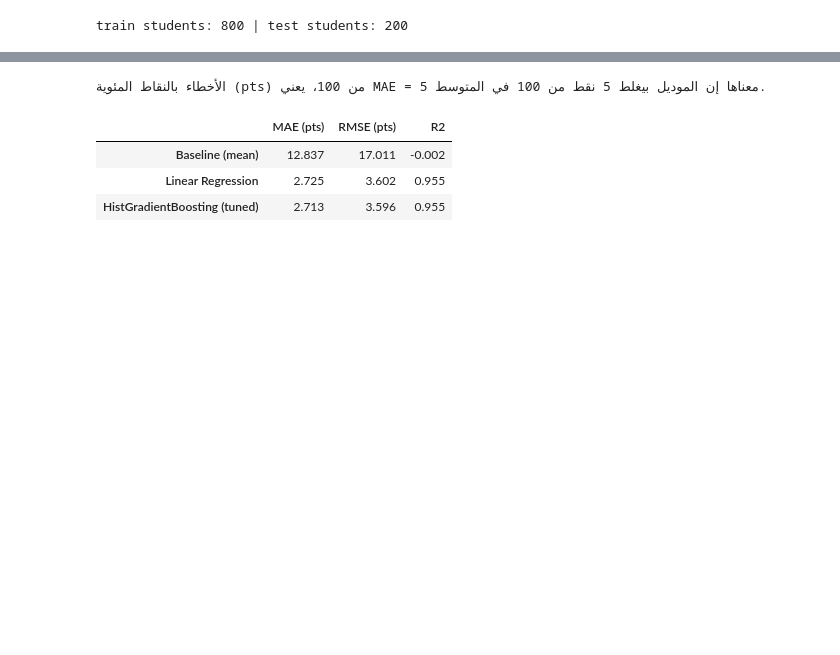
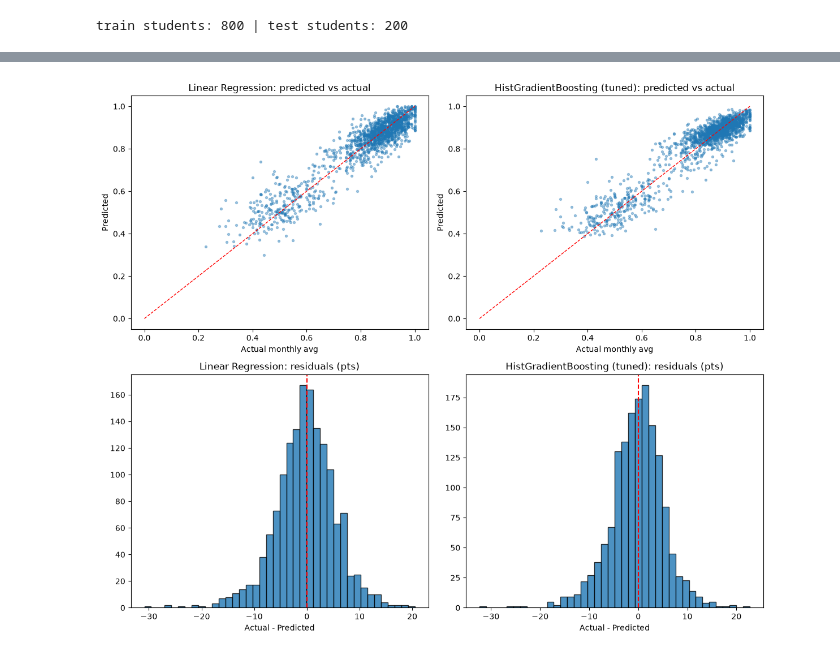
Before and after one commit to MohamedAmr2205/Brand-Mnara, a Jupyter notebook: notebooks/models.ipynb, the cells around one changed output, grey strips where cells are left out. Cells and saved outputs as stored; diff of their text form; code cells hidden in the pictures; blank space fills up the shorter version.

```diff
--- a/notebooks/models.ipynb
+++ b/notebooks/models.ipynb
@@ -125,16 +150,22 @@ X_te, y_te       = te[FEATURES], te[TARGET]
 # %%
-SEED = 42
-
-def make_pipeline(model, scale, nums, cats):
+def make_pipeline(model, scale):
     num_steps = [('imp', SimpleImputer(strategy='median', add_indicator=True))]
     if scale: num_steps.append(('sc', StandardScaler()))
-    parts = [('num', Pipeline(num_steps), nums)]
-    if cats:
+    parts = [('num', Pipeline(num_steps), NUM)]
+    if CAT:
         parts.append(('cat', Pipeline([('imp', SimpleImputer(strategy='most_frequent')),
-                                       ('ohe', OneHotEncoder(handle_unknown='ignore', sparse_output=False))]), cats))
+                                       ('ohe', OneHotEncoder(handle_unknown='ignore', sparse_output=False))]), CAT))
     return Pipeline([('prep', ColumnTransformer(parts)), ('model', model)])
 
+linear = make_pipeline(LinearRegression(), True)
+ridge  = make_pipeline(Ridge(), True)
+hgb    = make_pipeline(HistGradientBoostingRegressor(early_stopping=False, random_state=SEED), False)
 
-baseline = make_pipeline(DummyRegressor(strategy='mean'), True, num_cols, cat_cols)
-linear   = make_pipeline(LinearRegression(), True, num_cols, cat_cols)
-hgb      = make_pipeline(HistGradientBoostingRegressor(early_stopping=False, random_state=SEED), False, num_cols, cat_cols)
+cv = GroupKFold(n_splits=5)
+scoring = {'MAE': 'neg_mean_absolute_error', 'RMSE': 'neg_root_mean_squared_error', 'R2': 'r2'}
+rows = {}
+for name, m in [('Linear Regression', linear), ('Ridge', ridge), ('HistGradientBoosting', hgb)]:
+    r = cross_validate(m, X_tr, y_tr, groups=g_tr, cv=cv, scoring=scoring)
+    rows[name] = {'MAE (pts)': -r['test_MAE'].mean() * 100, 'RMSE (pts)': -r['test_RMSE'].mean() * 100, 'R2': r['test_R2'].mean()}
+print('CV على الـ train (Linear لازم يبقى قريب من Ridge؛ لو قيمته غريبة جدًا يبقى فيه عمود بايظ):')
+pd.DataFrame(rows).T.round(3)
@@ -172,20 +222,13 @@ CV MAE: 2.743 نقطة مئوية
 # %%
-final = {'Baseline (mean)': baseline, 'Linear Regression': linear, 'HistGradientBoosting (tuned)': hgb_best}
-preds, res = {}, {}
-for name, m in final.items():
-    m.fit(X_tr, y_tr)
-    p = np.clip(m.predict(X_te), 0, 1)           # الدرجة لازم تبقى بين 0 و 1
-    preds[name] = p
-    res[name] = {'MAE (pts)': mean_absolute_error(y_te, p) * 100,
-                 'RMSE (pts)': np.sqrt(mean_squared_error(y_te, p)) * 100,
-                 'R2': r2_score(y_te, p)}
-results = pd.DataFrame(res).T.round(3)
-print('الأخطاء بالنقاط المئوية (pts) من 100، يعني MAE = 5 معناها إن الموديل بيغلط 5 نقط من 100 في المتوسط.')
-results
+fig, axes = plt.subplots(2, 2, figsize=(12, 10))
+for ax, name in zip(axes[0], ['Linear Regression', 'HistGradientBoosting (tuned)']):
+    ax.scatter(y_te, preds[name], s=8, alpha=0.4)
+    ax.plot([0, 1], [0, 1], 'r--', lw=1)
+    ax.set_title(f'{name}: predicted vs actual'); ax.set_xlabel('Actual monthly avg'); ax.set_ylabel('Predicted')
+for ax, name in zip(axes[1], ['Linear Regression', 'HistGradientBoosting (tuned)']):
+    ax.hist((y_te - preds[name]) * 100, bins=40, edgecolor='k', alpha=0.8)
+    ax.axvline(0, color='r', ls='--'); ax.set_title(f'{name}: residuals (pts)'); ax.set_xlabel('Actual - Predicted')
+plt.tight_layout(); plt.show()
 # %% [output]
-الأخطاء بالنقاط المئوية (pts) من 100، يعني MAE = 5 معناها إن الموديل بيغلط 5 نقط من 100 في المتوسط.
-|  | MAE (pts) | RMSE (pts) | R2 |
-| Baseline (mean) | 12.837 | 17.011 | -0.002 |
-| Linear Regression | 2.725 | 3.602 | 0.955 |
-| HistGradientBoosting (tuned) | 2.713 | 3.596 | 0.955 |
+[figure, added]
 # %%
```
Also changed, not shown: parts of 11 cells of this notebook.
